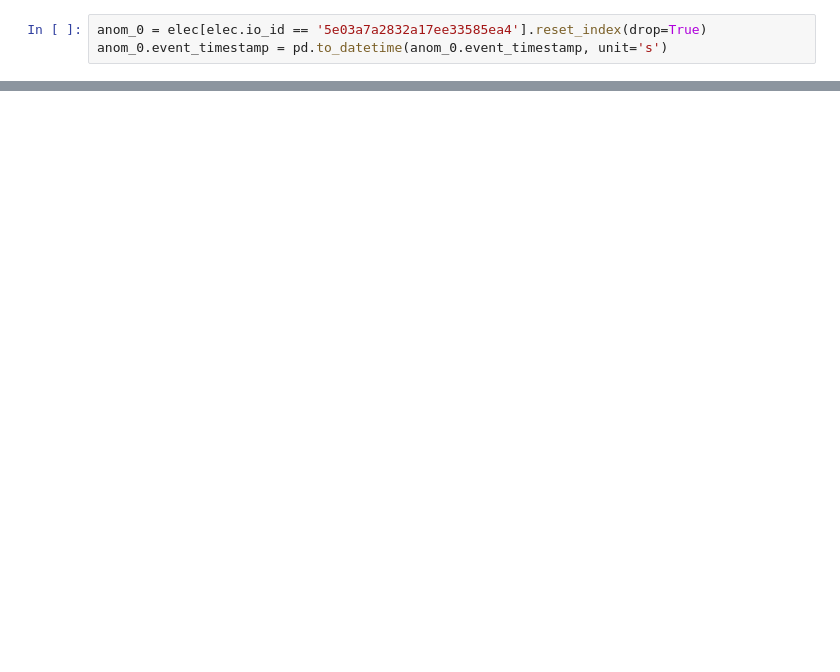
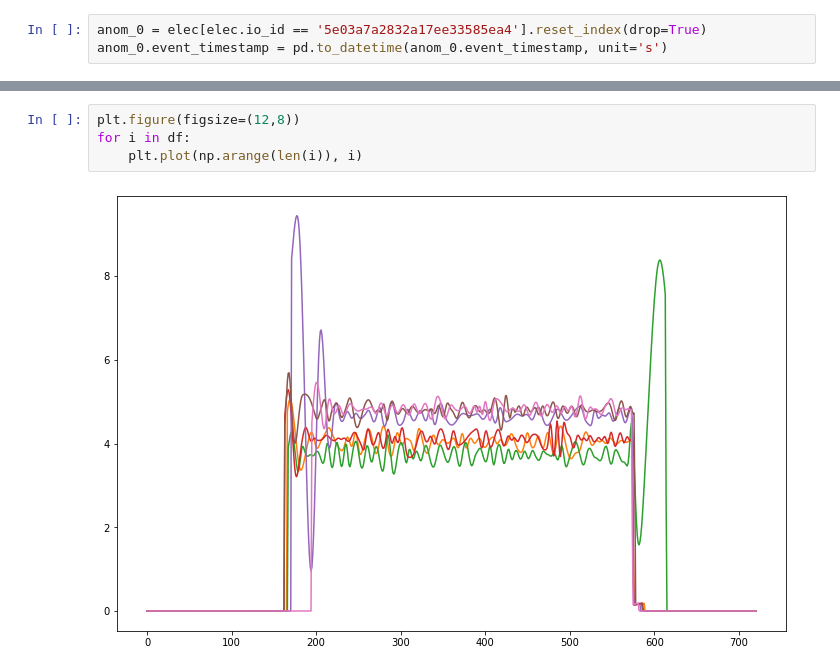
Before and after one commit to lomonosovaa/diploma, a Jupyter notebook: data_preparation.ipynb, the cells around one changed output, grey strips where cells are left out. Cells and saved outputs as stored; diff of their text form; blank space fills up the shorter version.

```diff
--- a/data_preparation.ipynb
+++ b/data_preparation.ipynb
@@ -115,0 +204,6 @@ plt.plot(np.arange(len(df)), df)
+# %%
+plt.figure(figsize=(12,8))
+for i in df:
+    plt.plot(np.arange(len(i)), i)
+# %% [output]
+[figure, added]
```
Also changed, not shown: parts of 9 cells of this notebook.
